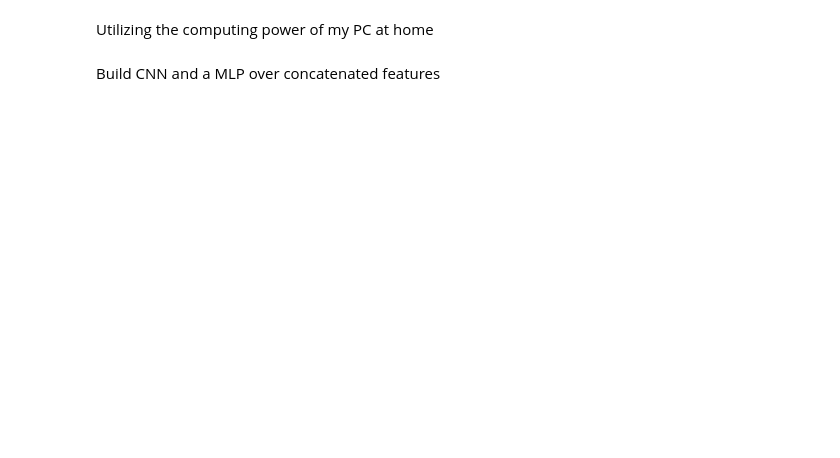
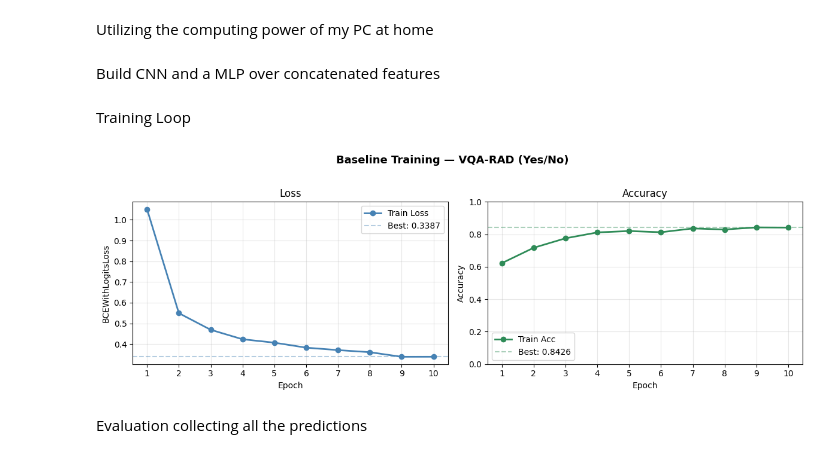
Before and after one commit to Naif-Ganadily/vqa-chest, a Jupyter notebook: notebooks/Baseline.ipynb, the cells around one changed output. Cells and saved outputs as stored; diff of their text form; code cells hidden in the pictures; blank space fills up the shorter version.

Commit message:
Completed the Baseline Model

```diff
--- a/notebooks/Baseline.ipynb
+++ b/notebooks/Baseline.ipynb
@@ -70,12 +120,17 @@ Downsizing from larger radiology images may:
 
 We could be more careful by adding a CenterCrop
 # %%
-# Img_tranform with CenterCrop and Resize
+# Img_tranform with CenterCrop, ReSize and Normalize
+# Because the images are of different sizes, we need to resize them to a fixed size before feeding them to the model
+# We can use CenterCrop to crop the center of the image and then resize it to 224x224
+# Then we can normalize the images using the mean and std of the ImageNet dataset
 img_transform = transforms.Compose([
-    transforms.Resize(512),  # resize shortest side to 512 keeping the aspect ratio
+    transforms.Resize(512),
     transforms.CenterCrop(512),
     transforms.Resize((224, 224)),
     transforms.ToTensor(),
+    transforms.Normalize(mean=[0.485, 0.456, 0.406],
+                         std=[0.229, 0.224, 0.225]),
 ])
 # %%
 # text
@@ -167,4 +238,6 @@ class ImageTextBinaryModel(nn.Module):
         x = torch.cat((x_img, text_embeddings), dim=1) # Concatenate image and text features (B, img_feature_dim + text_embedding_dim)
         logits = self.classifier(x) # (B, 1) where 1 is for binary classification
         return logits.squeeze(1) # Return (B,) for binary classification
+# %% [markdown]
+Training Loop
 # %%
@@ -196 +280,31 @@ print(f"Epoch {epoch+1}, Loss: {running_loss/total:.4f}, Accuracy: {correct/tota
+# %%
+epochs = range(1, len(train_losses) + 1)
+
+fig, (ax1, ax2) = plt.subplots(1, 2, figsize=(12, 4))
+fig.suptitle("Baseline Training — VQA-RAD (Yes/No)", fontsize=13, fontweight='bold', y=1.02)
+
+# Loss
+ax1.plot(epochs, train_losses, marker='o', linewidth=2, color='steelblue', label='Train Loss')
+ax1.set_title("Loss"); ax1.set_xlabel("Epoch"); ax1.set_ylabel("BCEWithLogitsLoss")
+ax1.set_xticks(epochs)
+ax1.axhline(min(train_losses), color='steelblue', linestyle='--', alpha=0.4,
+            label=f"Best: {min(train_losses):.4f}")
+ax1.legend(); ax1.grid(True, alpha=0.3)
+
+# Accuracy
+ax2.plot(epochs, train_accs, marker='o', linewidth=2, color='seagreen', label='Train Acc')
+ax2.set_title("Accuracy"); ax2.set_xlabel("Epoch"); ax2.set_ylabel("Accuracy")
+ax2.set_xticks(epochs)
+ax2.set_ylim(0, 1)
+ax2.axhline(max(train_accs), color='seagreen', linestyle='--', alpha=0.4,
+            label=f"Best: {max(train_accs):.4f}")
+ax2.legend(); ax2.grid(True, alpha=0.3)
+
+plt.tight_layout()
+plt.savefig("training_curves.png", dpi=150, bbox_inches='tight')
+plt.show()
+# %% [output]
+[figure, added]
+# %% [markdown]
+Evaluation collecting all the predictions
 # %%
```
Also changed, not shown: parts of 20 cells of this notebook, 2 other files.
